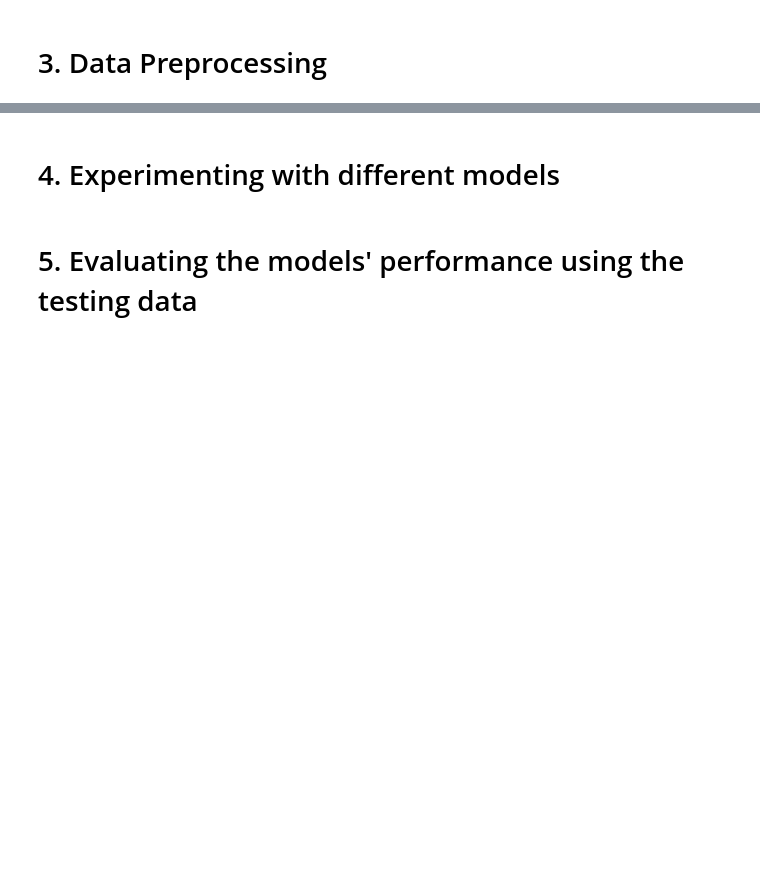
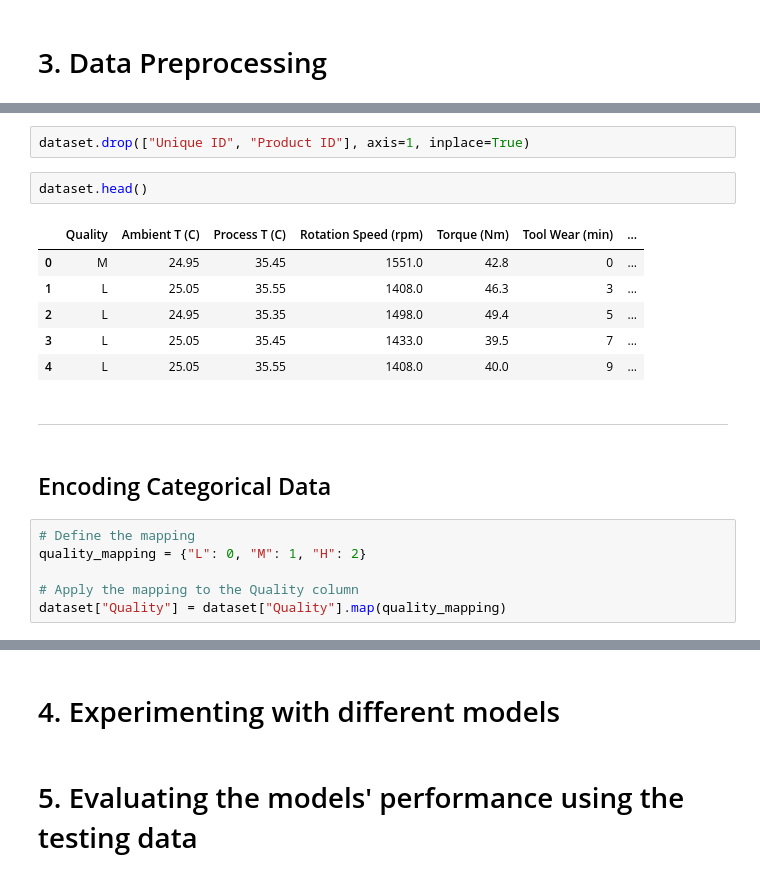
Before and after one commit to Mrkcuz-21/Predicting-Factory-Machine-Status-ML-Project, a Jupyter notebook: Predicting_Factory_Machine_Status_ML.ipynb, the cells around one changed output, grey strips where cells are left out. Drawn from its saved outputs; the diff is of its cells as text; blank space fills up the shorter version.

Commit message:
Data Preprocessing

```diff
--- a/Predicting_Factory_Machine_Status_ML.ipynb
+++ b/Predicting_Factory_Machine_Status_ML.ipynb
@@ -253,0 +275,21 @@ The Pie Chart shows that 59.92% of the machines are low quality, 29.96% of the m
+# %%
+dataset.drop(["Unique ID", "Product ID"], axis=1, inplace=True)
+# %%
+dataset.head()
+# %% [output]
+|  | Quality | Ambient T (C) | Process T (C) | Rotation Speed (rpm) | Torque (Nm) | Tool Wear (min) | ... |
+| 0 | M | 24.95 | 35.45 | 1551.0 | 42.8 | 0 | ... |
+| 1 | L | 25.05 | 35.55 | 1408.0 | 46.3 | 3 | ... |
+| 2 | L | 24.95 | 35.35 | 1498.0 | 49.4 | 5 | ... |
+| 3 | L | 25.05 | 35.45 | 1433.0 | 39.5 | 7 | ... |
+| 4 | L | 25.05 | 35.55 | 1408.0 | 40.0 | 9 | ... |
+# %% [markdown]
+<hr>
+# %% [markdown]
+## Encoding Categorical Data
+# %%
+# Define the mapping
+quality_mapping = {"L": 0, "M": 1, "H": 2}
+
+# Apply the mapping to the Quality column
+dataset["Quality"] = dataset["Quality"].map(quality_mapping)
```
Also changed, not shown: parts of 10 cells of this notebook.
